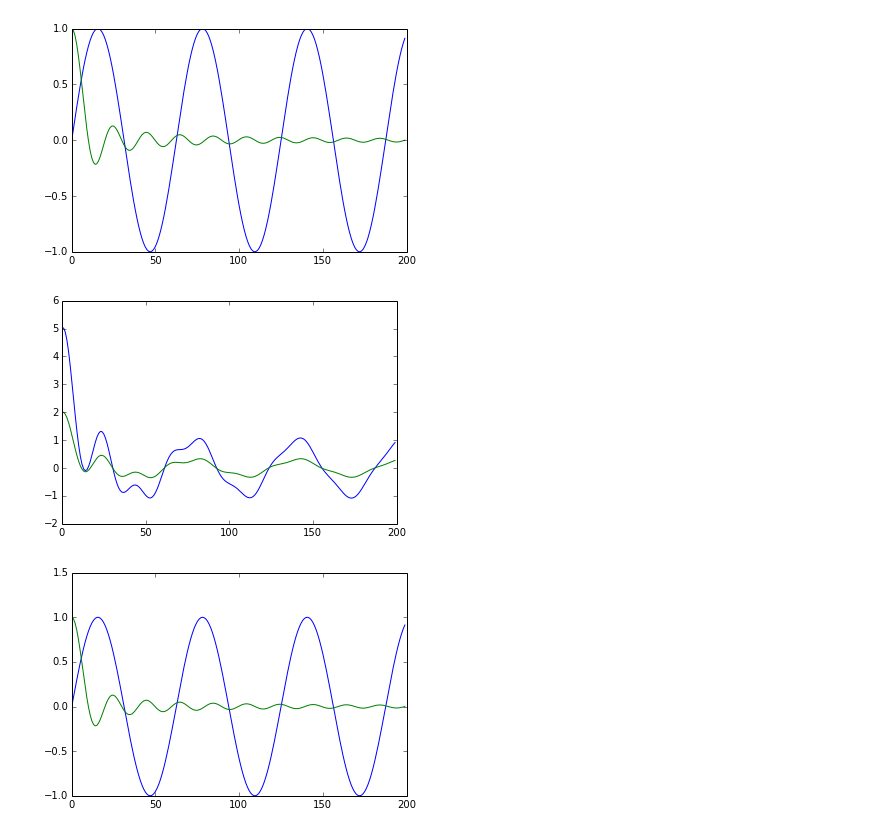
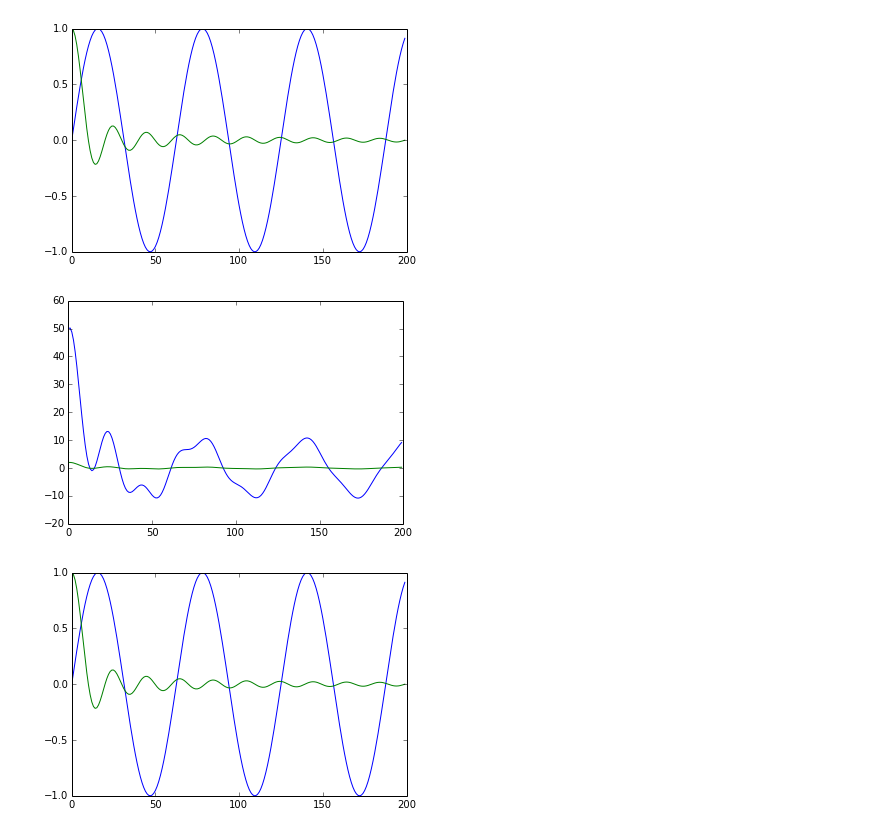
Before and after one commit to stand-by/MachineLearning_algorithms, a Jupyter notebook: examples/draft_ica.ipynb, the cells around one changed output. Drawn from its saved outputs; the diff is of its cells as text; code cells hidden in the pictures.

```diff
--- a/examples/draft_ica.ipynb
+++ b/examples/draft_ica.ipynb
@@ -13,20 +15,20 @@ plt.plot(sig2)
 [figure]
 # %%
 signals = np.array([sig1,sig2])
-A = np.array([[1,5],[0.3,2]])
+A = np.array([[10,50],[0.3,2]])
 mixed_signals = np.dot(A,signals)
 
 plt.plot(mixed_signals[0,:])
 plt.plot(mixed_signals[1,:])
 plt.show()
 
 recovered = np.dot(np.linalg.pinv(A),mixed_signals)
 plt.plot(recovered[0,:])
 plt.plot(recovered[1,:])
 plt.show()
 # %% [output]
-[figure, old version]
+[figure, new version]
-[figure, old version]
+[figure, new version]
 # %%
 X = mixed_signals
 X = X - np.mean(X, axis=1).reshape((2,1))
```
Also changed, not shown: parts of 4 cells of this notebook.
